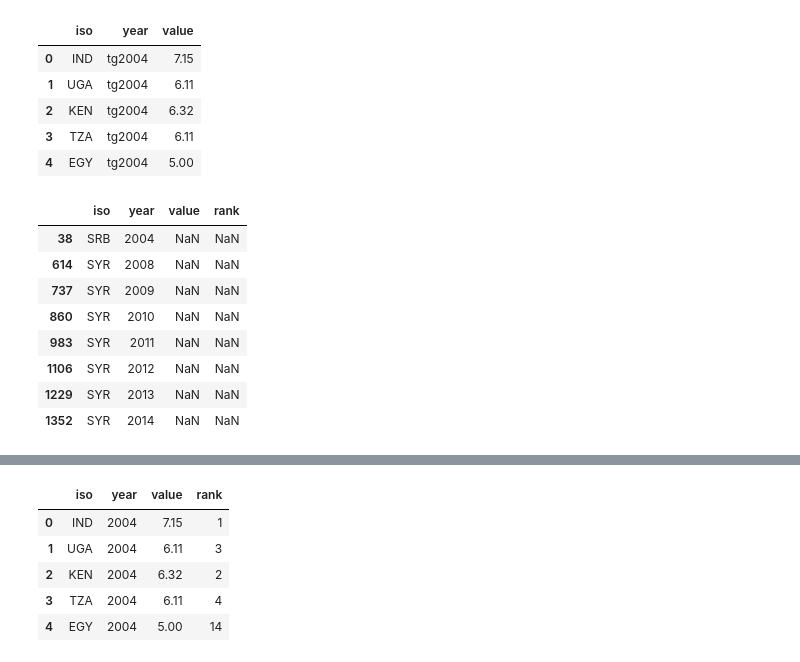
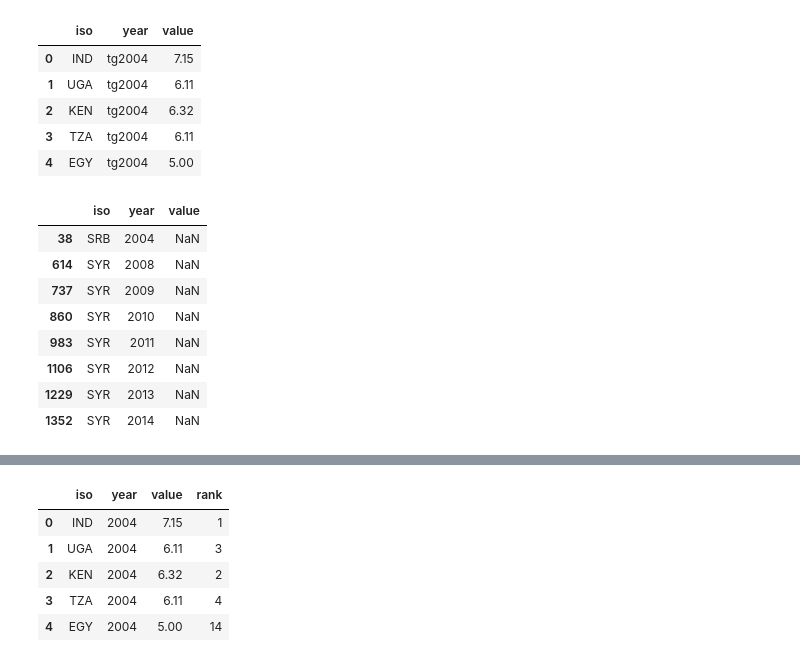
Before and after one commit to cid-harvard/visualization-notebook-templates, a Jupyter notebook: atlas-growth-predictions-2015.ipynb, the cells around one changed output, grey strips where cells are left out. Cells and saved outputs as stored; diff of their text form; code cells hidden in the pictures.

Commit message:
Adding data export and various fixes

```diff
--- a/atlas-growth-predictions-2015.ipynb
+++ b/atlas-growth-predictions-2015.ipynb
@@ -69,13 +66,14 @@ df.sort(['rank'], ascending=False);
-# %%
-df[df['rank'].isnull()]
-# %% [output]
-|  | iso | year | value | rank |
-| 38 | SRB | 2004 | NaN | NaN |
-| 614 | SYR | 2008 | NaN | NaN |
-| 737 | SYR | 2009 | NaN | NaN |
-| 860 | SYR | 2010 | NaN | NaN |
-| 983 | SYR | 2011 | NaN | NaN |
-| 1106 | SYR | 2012 | NaN | NaN |
-| 1229 | SYR | 2013 | NaN | NaN |
-| 1352 | SYR | 2014 | NaN | NaN |
+# %%
+# Do we have any missing data point? (e.g. value is NaN)
+df[df['value'].isnull()]
+# %% [output]
+|  | iso | year | value |
+| 38 | SRB | 2004 | NaN |
+| 614 | SYR | 2008 | NaN |
+| 737 | SYR | 2009 | NaN |
+| 860 | SYR | 2010 | NaN |
+| 983 | SYR | 2011 | NaN |
+| 1106 | SYR | 2012 | NaN |
+| 1229 | SYR | 2013 | NaN |
+| 1352 | SYR | 2014 | NaN |
 # %%
```
Also changed, not shown: parts of 19 cells of this notebook.
